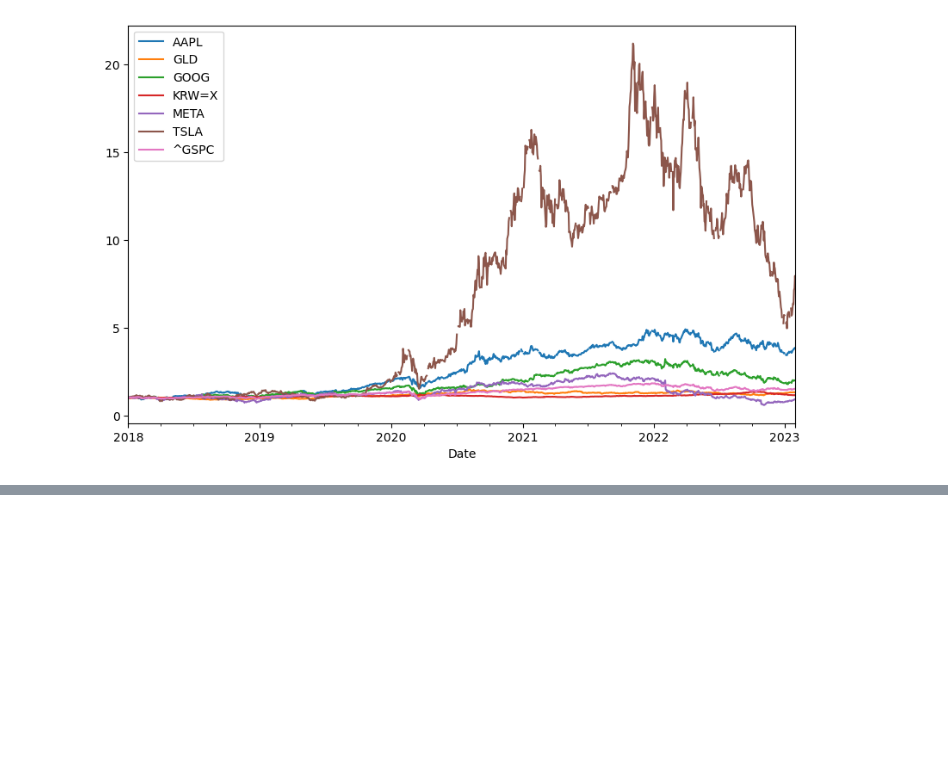
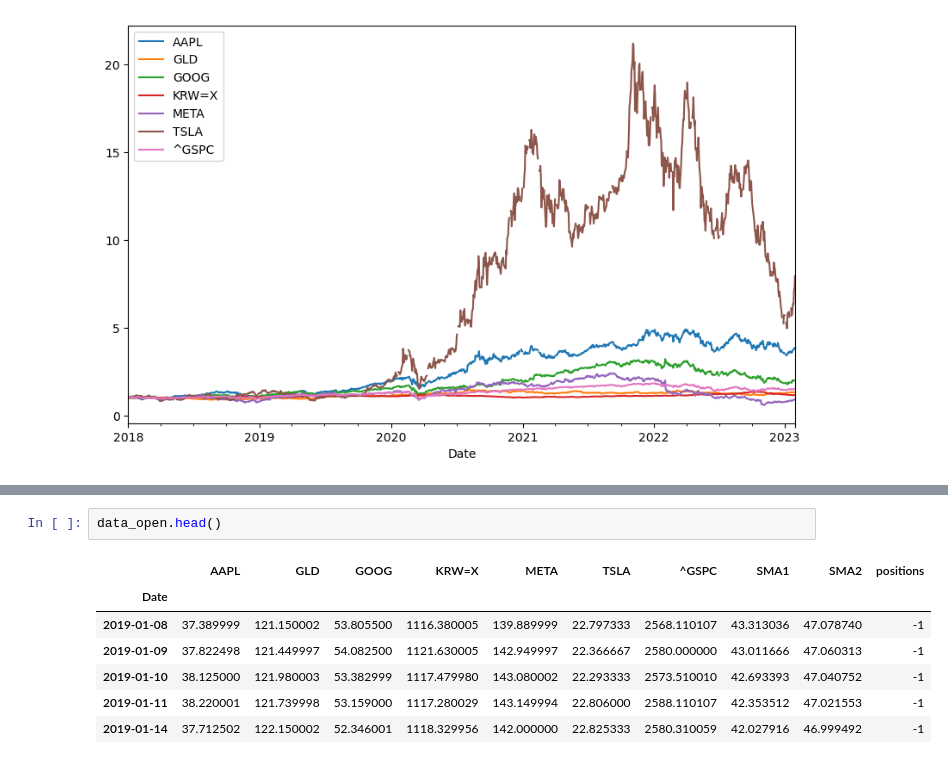
Before and after one commit to ihobbang250/TIL, a Jupyter notebook: Python/Data Science/P4F_2.ipynb, the cells around one changed output, grey strips where cells are left out. Drawn from its saved outputs; the diff is of its cells as text; blank space fills up the shorter version.

```diff
--- a/Python/Data Science/P4F_2.ipynb
+++ b/Python/Data Science/P4F_2.ipynb
@@ -49,0 +43,10 @@ See the caveats in the documentation: https://pandas.pydata.org/pandas-docs/stab
+# %%
+data_open.head()
+# %% [output]
+|  | AAPL | GLD | GOOG | KRW=X | META | TSLA | ^GSPC | SMA1 | SMA2 | positions |
+| Date |  |  |  |  |  |  |  |  |  |  |
+| 2019-01-08 | 37.389999 | 121.150002 | 53.805500 | 1116.380005 | 139.889999 | 22.797333 | 2568.110107 | 43.313036 | 47.078740 | -1 |
+| 2019-01-09 | 37.822498 | 121.449997 | 54.082500 | 1121.630005 | 142.949997 | 22.366667 | 2580.000000 | 43.011666 | 47.060313 | -1 |
+| 2019-01-10 | 38.125000 | 121.980003 | 53.382999 | 1117.479980 | 143.080002 | 22.293333 | 2573.510010 | 42.693393 | 47.040752 | -1 |
+| 2019-01-11 | 38.220001 | 121.739998 | 53.159000 | 1117.280029 | 143.149994 | 22.806000 | 2588.110107 | 42.353512 | 47.021553 | -1 |
+| 2019-01-14 | 37.712502 | 122.150002 | 52.346001 | 1118.329956 | 142.000000 | 22.825333 | 2580.310059 | 42.027916 | 46.999492 | -1 |
```
Also changed, not shown: parts of 4 cells of this notebook.
